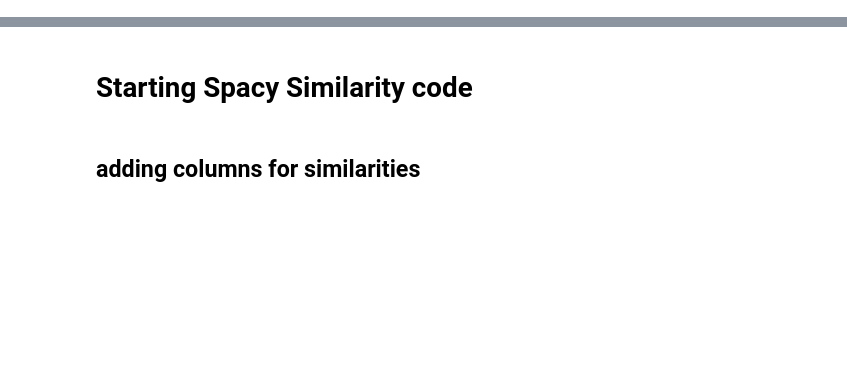
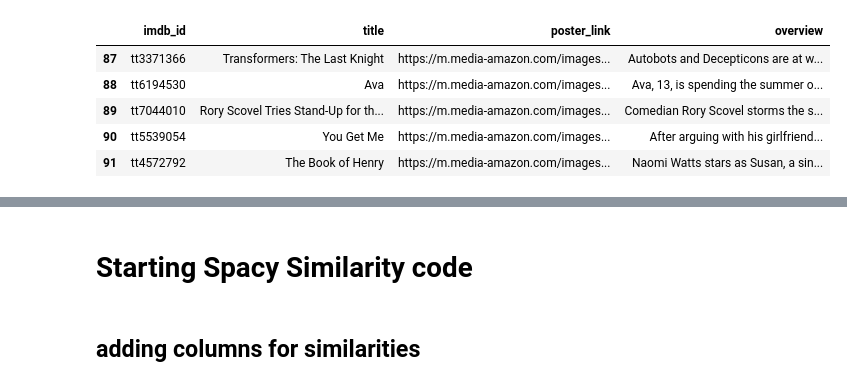
Before and after one commit to irinadrapic/moviesDashboard, a Jupyter notebook: raw/Similarity Test.ipynb, the cells around one changed output, grey strips where cells are left out. Cells and saved outputs as stored; diff of their text form; code cells hidden in the pictures; blank space fills up the shorter version.

```diff
--- a/raw/Similarity Test.ipynb
+++ b/raw/Similarity Test.ipynb
@@ -29,5 +57,13 @@ file.count()
 # %%
-overview_df2 = file[["imdb_id","title", "overview"]].copy()
+overview_df2 = file[["imdb_id","title", "poster_link", "overview"]].copy()
 overview_df2.dropna(inplace=True)
-overview_df2.count()
+overview_df2 = overview_df2.iloc[87:189]
+overview_df2.head()
+# %% [output]
+|  | imdb_id | title | poster_link | overview |
+| 87 | tt3371366 | Transformers: The Last Knight | https://m.media-amazon.com/images... | Autobots and Decepticons are at w... |
+| 88 | tt6194530 | Ava | https://m.media-amazon.com/images... | Ava, 13, is spending the summer o... |
+| 89 | tt7044010 | Rory Scovel Tries Stand-Up for th... | https://m.media-amazon.com/images... | Comedian Rory Scovel storms the s... |
+| 90 | tt5539054 | You Get Me | https://m.media-amazon.com/images... | After arguing with his girlfriend... |
+| 91 | tt4572792 | The Book of Henry | https://m.media-amazon.com/images... | Naomi Watts stars as Susan, a sin... |
 # %%
```
Also changed, not shown: parts of 18 cells of this notebook, 4 other files.
